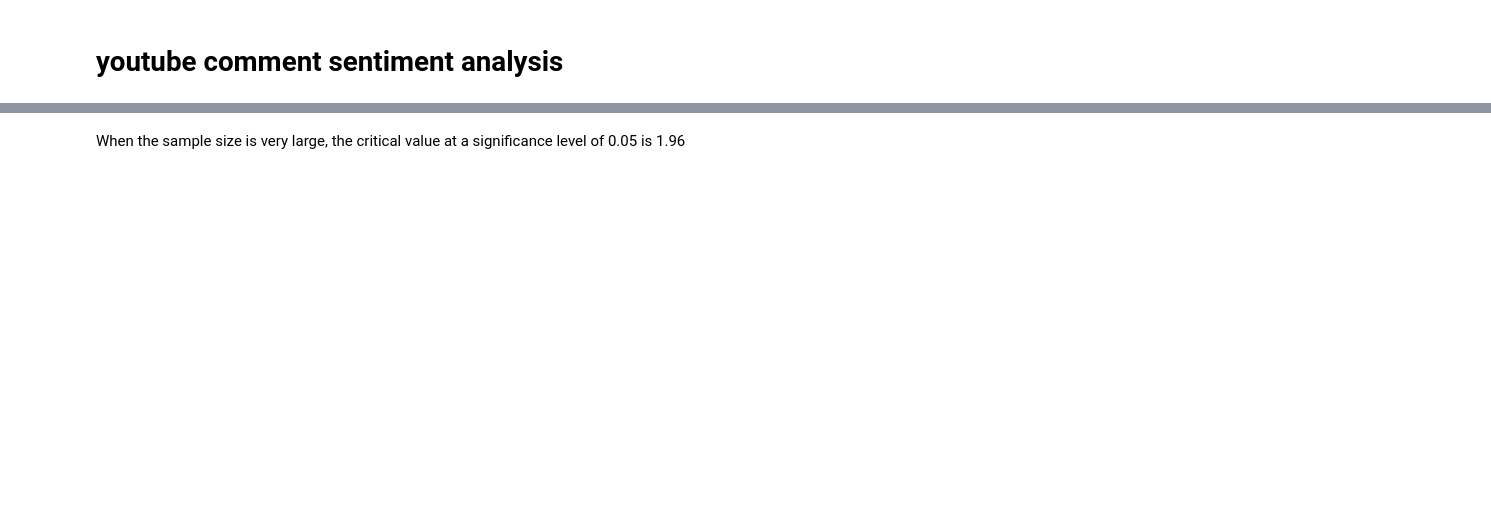
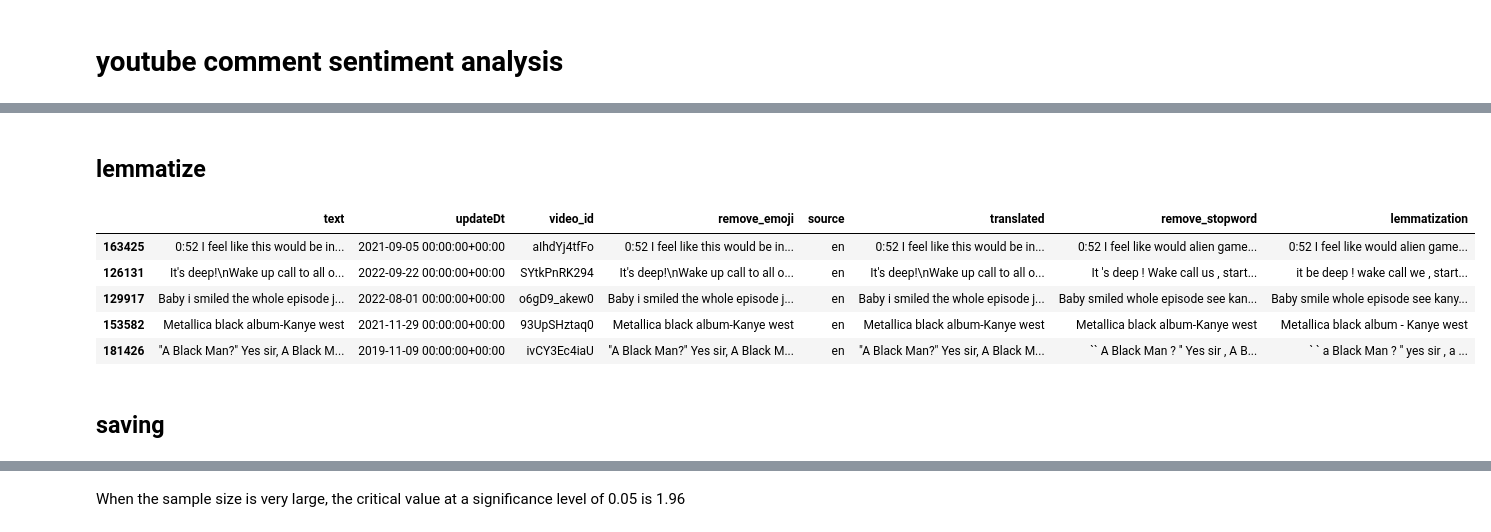
Before and after one commit to tuke307/cancel-culture-impact, a Jupyter notebook: src/analysis/comment_sentiment.ipynb, the cells around one changed output, grey strips where cells are left out. Drawn from its saved outputs; the diff is of its cells as text; code cells hidden in the pictures; blank space fills up the shorter version.

```diff
--- a/src/analysis/comment_sentiment.ipynb
+++ b/src/analysis/comment_sentiment.ipynb
@@ -147,0 +156,6 @@ seungri's Before canceled date data: 3181, After canceled date data: 3181
+# %%
+# remove empty or whitespace only
+kanye_comment_processed = kanye_comment_processed[kanye_comment_processed["remove_emoji"].str.strip().astype(bool)]
+manson_comment_processed = manson_comment_processed[manson_comment_processed["remove_emoji"].str.strip().astype(bool)]
+kelly_comment_processed = kelly_comment_processed[kelly_comment_processed["remove_emoji"].str.strip().astype(bool)]
+seungri_comment_processed = seungri_comment_processed[seungri_comment_processed["remove_emoji"].str.strip().astype(bool)]
@@ -221,7 +241,7 @@ def preprocess_article_and_sentiment(df):
 
     return df
 # %%
-processed_comment_kanye = preprocess_article_and_sentiment(kanye_comment)
-processed_comment_manson = preprocess_article_and_sentiment(manson_comment)
-processed_comment_kelly = preprocess_article_and_sentiment(kelly_comment)
-processed_comment_seungri = preprocess_article_and_sentiment(seungri_comment)
+kanye_comment_processed = remove_stopwords_parallel(kanye_comment_processed)
+manson_comment_processed = remove_stopwords_parallel(manson_comment_processed)
+kelly_comment_processed = remove_stopwords_parallel(kelly_comment_processed)
+seungri_comment_processed = remove_stopwords_parallel(seungri_comment_processed)
@@ -227,0 +257,37 @@ processed_comment_seungri = preprocess_article_and_sentiment(seungri_comment)
+# %% [markdown]
+## lemmatize
+# %%
+def lemmatize_parallel(df):
+    """
+    Lemmatize text in parallel from a DataFrame.
+    """
+    # Initialize the 'lemmatization' column with NaN
+    df["lemmatization"] = pd.NA
+
+    with ThreadPoolExecutor(max_workers=os.cpu_count()) as executor:
+        futures = {executor.submit(get_lemma, text): idx for idx, text in df["remove_stopword"].items() if pd.notnull(text)}
+        for future in tqdm(as_completed(futures), total=len(futures)):
+            idx = futures[future]
+            try:
+                df.at[idx, "lemmatization"] = future.result()
+            except Exception as e:
+                print(f"Error lemmatizing text for index {idx}: {e}")
+                df.at[idx, "lemmatization"] = df.at[idx, "remove_stopword"]  # Keep original text if error occurs
+
+    return df
+# %%
+kanye_comment_processed = lemmatize_parallel(kanye_comment_processed)
+manson_comment_processed = lemmatize_parallel(manson_comment_processed)
+kelly_comment_processed = lemmatize_parallel(kelly_comment_processed)
+seungri_comment_processed = lemmatize_parallel(seungri_comment_processed)
+# %%
+kanye_comment_processed.head()
+# %% [output]
+|  | text | updateDt | video_id | remove_emoji | source | translated | remove_stopword | lemmatization |
+| 163425 | 0:52 I feel like this would be in... | 2021-09-05 00:00:00+00:00 | aIhdYj4tfFo | 0:52 I feel like this would be in... | en | 0:52 I feel like this would be in... | 0:52 I feel like would alien game... | 0:52 I feel like would alien game... |
+| 126131 | It's deep!\nWake up call to all o... | 2022-09-22 00:00:00+00:00 | SYtkPnRK294 | It's deep!\nWake up call to all o... | en | It's deep!\nWake up call to all o... | It 's deep ! Wake call us , start... | it be deep ! wake call we , start... |
+| 129917 | Baby i smiled the whole episode j... | 2022-08-01 00:00:00+00:00 | o6gD9_akew0 | Baby i smiled the whole episode j... | en | Baby i smiled the whole episode j... | Baby smiled whole episode see kan... | Baby smile whole episode see kany... |
+| 153582 | Metallica black album-Kanye west | 2021-11-29 00:00:00+00:00 | 93UpSHztaq0 | Metallica black album-Kanye west | en | Metallica black album-Kanye west | Metallica black album-Kanye west | Metallica black album - Kanye west |
+| 181426 | "A Black Man?" Yes sir, A Black M... | 2019-11-09 00:00:00+00:00 | ivCY3Ec4iaU | "A Black Man?" Yes sir, A Black M... | en | "A Black Man?" Yes sir, A Black M... | `` A Black Man ? '' Yes sir , A B... | ` ` a Black Man ? '' yes sir , a ... |
+# %% [markdown]
+## saving
```
Also changed, not shown: parts of 38 cells of this notebook.
